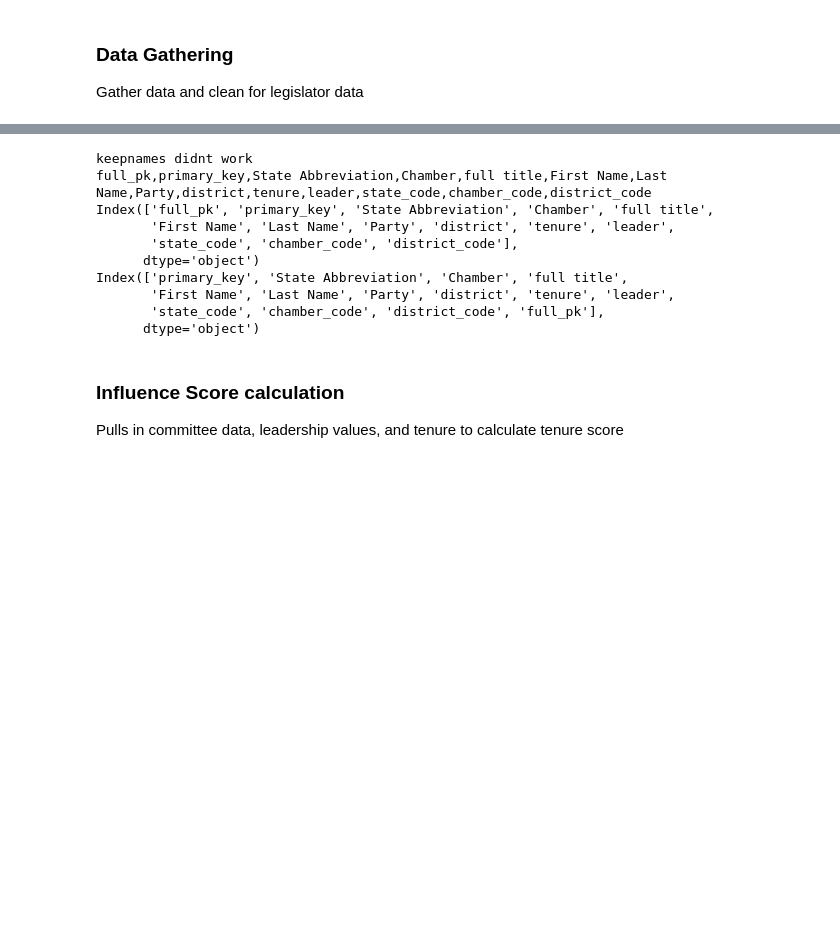
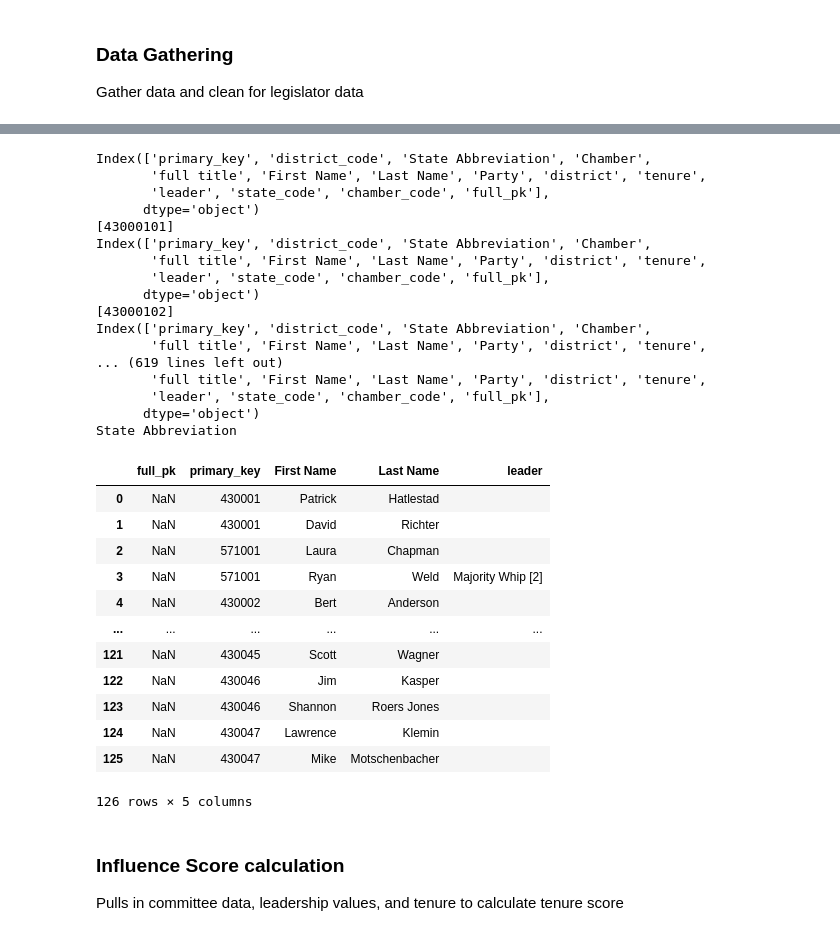
Before and after one commit to cnlutz20/THI_CPRL, a Jupyter notebook: scoring/get_influence_score.ipynb, the cells around one changed output, grey strips where cells are left out. Cells and saved outputs as stored; diff of their text form; code cells hidden in the pictures; blank space fills up the shorter version.

```diff
--- a/scoring/get_influence_score.ipynb
+++ b/scoring/get_influence_score.ipynb
@@ -125,15 +166,23 @@ ms_legs_lookup = (ms_legs.loc[:,['full_pk', 'Last Name']]).set_index('full_pk')[
 # %%
 
-cleaned_df,duplicates = create_pk(all_legs_files,'district', 'Chamber')
+
 duplicates['full_pk'] = np.nan
 for i,j in enumerate(duplicates['Last Name']):
-    full_pk = get_key(j, ms_legs_lookup)
-    duplicates.loc[i,['full_pk']] = int(full_pk)
+    full_pks = get_key(j, ms_legs_lookup)
+    district_code = str(duplicates.loc[i,['district_code']])
+    for ip,p in enumerate(full_pks):
+        if re.search(fr'(?<=^\d{3}){district_code}(?=\d{2})', str(p)):
+            duplicates.loc[i,'full_pk'] = int(full_pks[i])
+            break
+    # print(full_pk)
+
+
+    # duplicates.loc[i,['full_pk']] = int(full_pk)
     # print(full_pk)
 
 duplicates = duplicates.loc[:,['full_pk', 'primary_key', 'First Name', 'Last Name']]
 
-non_dupes = add_seats(df = cleaned_df)
+non_dupes = add_seats(df = cleaned_df, refined = True)
 non_dupes = non_dupes.loc[:,['full_pk', 'primary_key', 'First Name', 'Last Name']]
 leg_files_fpk = pd.concat([non_dupes, duplicates])
 # %% [output]
@@ -190,41 +232,65 @@ district_code                              NaN
 # %%
 
-infl_rankings = infl_rankings.dropna(axis = 0, subset='district')
-infl_rankings.reset_index(inplace = True, drop = True)
+print(rankings_dupes.columns)
+for i,j in enumerate(rankings_dupes['district_code']):
+    district_code = j
+    name = rankings_dupes['Last Name'].iloc[i]
+    full_pks = get_key(name, ms_legs_lookup)
+    print(full_pks)
+    print(rankings_dupes.columns)
 
-#fill in dupes seats and full pk
-rankings_dupes['full_pk'] = np.nan
-for i,j in enumerate(duplicates['Last Name']):
-    full_pk = get_key(j, ms_legs_lookup)
-
-
-    rankings_dupes.loc[i,['full_pk']] = int(full_pk)
-    # print(full_pk)
+    # print(district_code)
+    for ip,p in enumerate(full_pks):
+        if re.search(fr'(?<=^\d{3}){district_code}(?=\d{2})', str(p)):
+            rankings_dupes.loc[i,'full_pk'] = int(full_pks[i])
+            break
 
 infl_non_dupes = add_seats(df = infl_rankings)
-print(infl_non_dupes.columns)
-print(rankings_dupes.columns)
+# print(infl_non_dupes.columns)
+# print(rankings_dupes.columns)
 infl_non_dupes = infl_non_dupes.loc[:,['full_pk', 'primary_key', 'First Name', 'Last Name', 'leader']]
 rankings_dupes = rankings_dupes.loc[:,['full_pk', 'primary_key', 'First Name', 'Last Name','leader']]
 # print(infl_non_dupes.columns)
 # print(rankings_dupes.columns)
 leadership_files = pd.concat([infl_non_dupes, rankings_dupes])
 leadership_files.reset_index(inplace=True, drop=True)
 # leaders_lookup = leaders_lookup.loc[:, ['helper', "leader"]]
 
 leadership_dict = (leadership_files.loc[:,['full_pk', 'leader']]).set_index('full_pk')['leader'].to_dict()
 
 # for k,v in leadership_dict.items():
 #     print(k,v)
 # ms_legs_lookup = (ms_legs.loc[:,['full_pk', 'Last Name']]).set_index('full_pk')['Last Name'].to_dict()
+infl_non_dupes
+rankings_dupes
 # %% [output]
-keepnames didnt work
-full_pk,primary_key,State Abbreviation,Chamber,full title,First Name,Last Name,Party,district,tenure,leader,state_code,chamber_code,district_code
-Index(['full_pk', 'primary_key', 'State Abbreviation', 'Chamber', 'full title',
-       'First Name', 'Last Name', 'Party', 'district', 'tenure', 'leader',
-       'state_code', 'chamber_code', 'district_code'],
+Index(['primary_key', 'district_code', 'State Abbreviation', 'Chamber',
+       'full title', 'First Name', 'Last Name', 'Party', 'district', 'tenure',
+       'leader', 'state_code', 'chamber_code', 'full_pk'],
       dtype='object')
-Index(['primary_key', 'State Abbreviation', 'Chamber', 'full title',
-       'First Name', 'Last Name', 'Party', 'district', 'tenure', 'leader',
-       'state_code', 'chamber_code', 'district_code', 'full_pk'],
+[43000101]
+Index(['primary_key', 'district_code', 'State Abbreviation', 'Chamber',
+       'full title', 'First Name', 'Last Name', 'Party', 'district', 'tenure',
+       'leader', 'state_code', 'chamber_code', 'full_pk'],
       dtype='object')
+[43000102]
+Index(['primary_key', 'district_code', 'State Abbreviation', 'Chamber',
+       'full title', 'First Name', 'Last Name', 'Party', 'district', 'tenure',
+... (619 lines left out)
+       'full title', 'First Name', 'Last Name', 'Party', 'district', 'tenure',
+       'leader', 'state_code', 'chamber_code', 'full_pk'],
+      dtype='object')
+State Abbreviation
+|  | full_pk | primary_key | First Name | Last Name | leader |
+| 0 | NaN | 430001 | Patrick | Hatlestad |  |
+| 1 | NaN | 430001 | David | Richter |  |
+| 2 | NaN | 571001 | Laura | Chapman |  |
+| 3 | NaN | 571001 | Ryan | Weld | Majority Whip [2] |
+| 4 | NaN | 430002 | Bert | Anderson |  |
+| ... | ... | ... | ... | ... | ... |
+| 121 | NaN | 430045 | Scott | Wagner |  |
+| 122 | NaN | 430046 | Jim | Kasper |  |
+| 123 | NaN | 430046 | Shannon | Roers Jones |  |
+| 124 | NaN | 430047 | Lawrence | Klemin |  |
+| 125 | NaN | 430047 | Mike | Motschenbacher |  |
+126 rows × 5 columns
```
Also changed, not shown: parts of 16 cells of this notebook, 5 other files.
